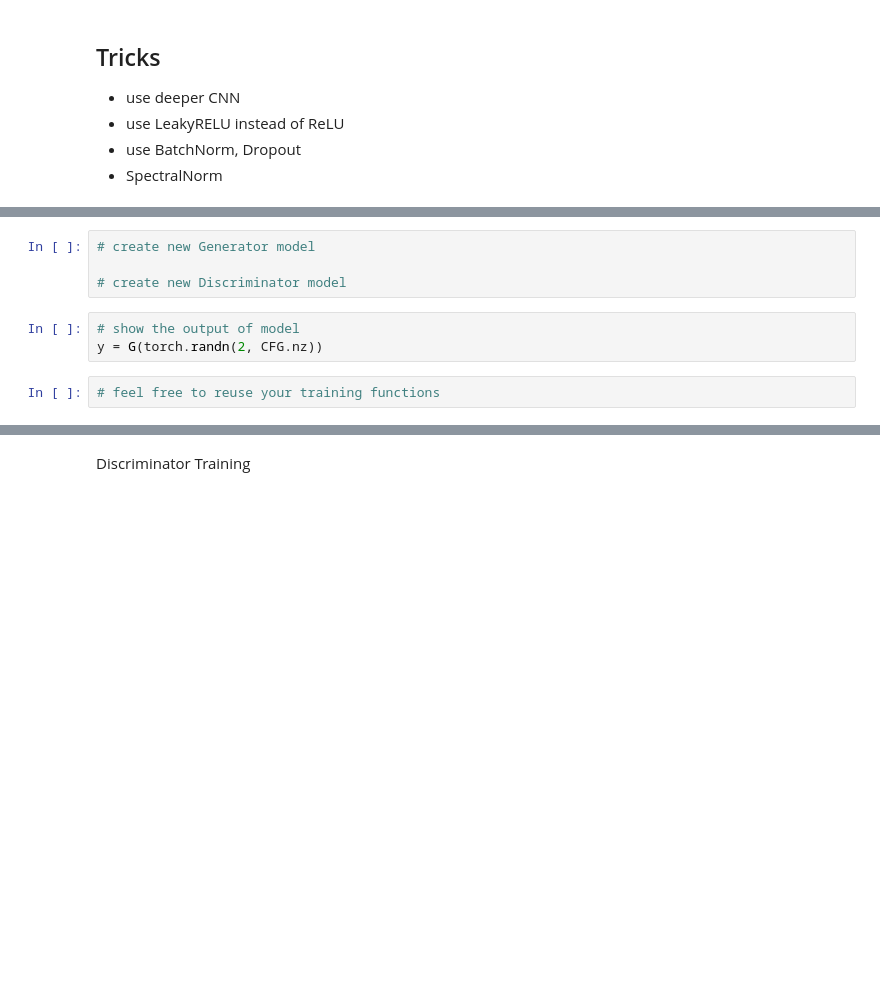
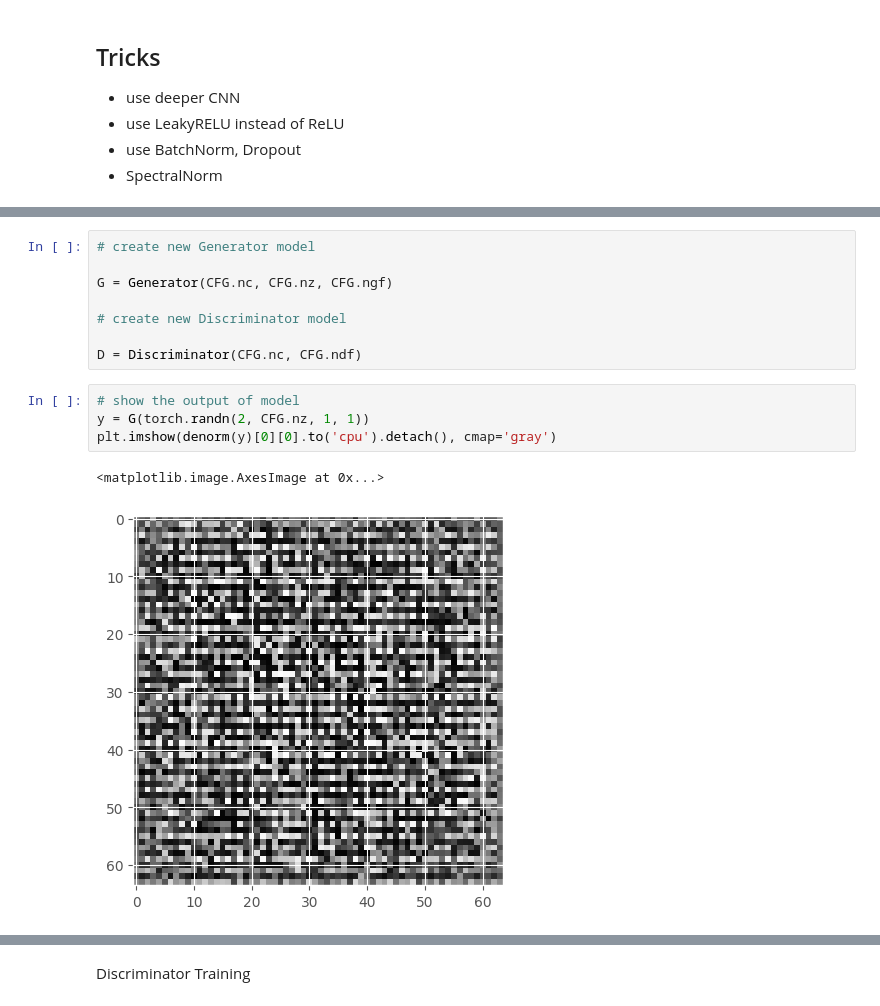
Before and after one commit to djzhendogg/Generative-Models-2025-ITMO, a Jupyter notebook: Assignment 3/3_tricks_metrics.ipynb, the cells around one changed output, grey strips where cells are left out. Saved outputs shown, nothing was run; the diff lists cells and outputs as text; blank space fills up the shorter version.

```diff
--- a/Assignment 3/3_tricks_metrics.ipynb
+++ b/Assignment 3/3_tricks_metrics.ipynb
@@ -272,9 +282,15 @@ class Discriminator(nn.Module):
 # %%
 # create new Generator model
 
+G = Generator(CFG.nc, CFG.nz, CFG.ngf)
+
 # create new Discriminator model
+
+D = Discriminator(CFG.nc, CFG.ndf)
 # %%
 # show the output of model
-y = G(torch.randn(2, CFG.nz))
+y = G(torch.randn(2, CFG.nz, 1, 1))
+plt.imshow(denorm(y)[0][0].to('cpu').detach(), cmap='gray')
+# %% [output]
+<matplotlib.image.AxesImage at 0x...>
+[figure, added]
-# %%
-# feel free to reuse your training functions
```
Also changed, not shown: parts of 3 cells of this notebook.
